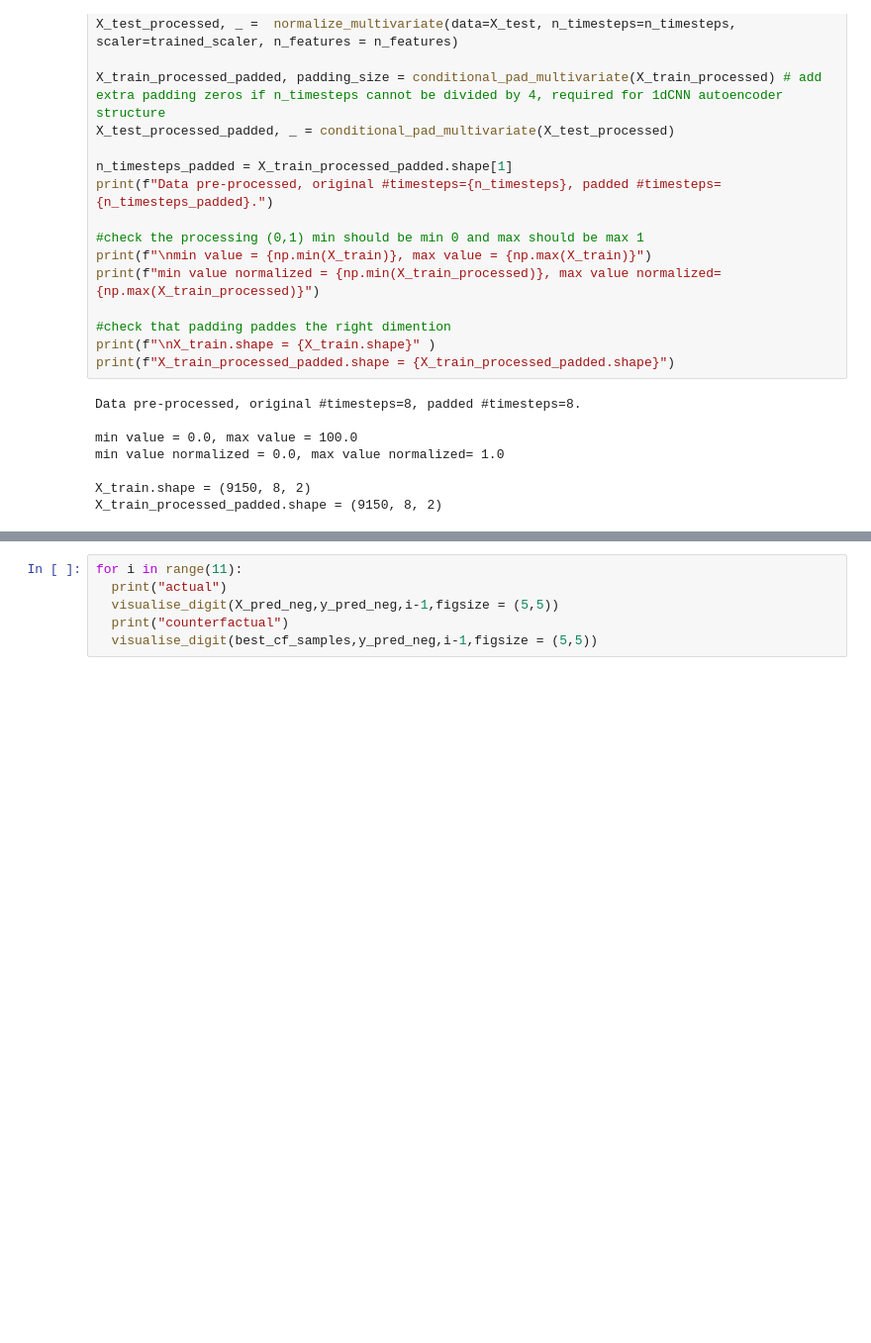
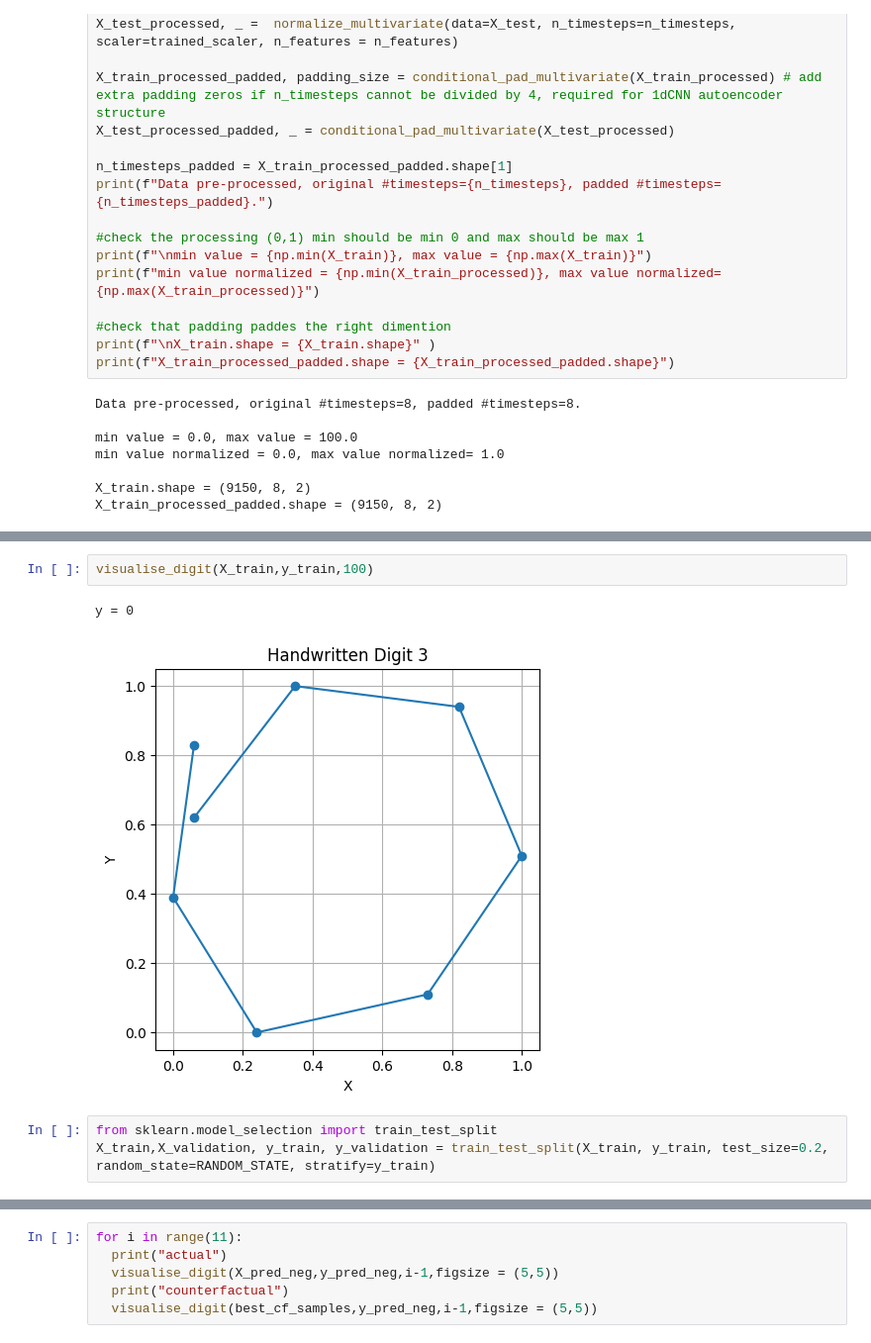
Before and after one commit to stellagerantoni/LatentCfMultivariate, a Jupyter notebook: multivariate_pendigits.ipynb, the cells around one changed output, grey strips where cells are left out. Shown at 99% size. Saved outputs shown, nothing was run; the diff lists cells and outputs as text; blank space fills up the shorter version.

```diff
--- a/multivariate_pendigits.ipynb
+++ b/multivariate_pendigits.ipynb
@@ -235,0 +161,8 @@ y = [1. 0.]
+# %%
+visualise_digit(X_train,y_train,100)
+# %% [output]
+y = 0
+[figure, added]
+# %%
+from sklearn.model_selection import train_test_split
+X_train,X_validation, y_train, y_validation = train_test_split(X_train, y_train, test_size=0.2, random_state=RANDOM_STATE, stratify=y_train)
```
Also changed, not shown: parts of 13 cells of this notebook.
